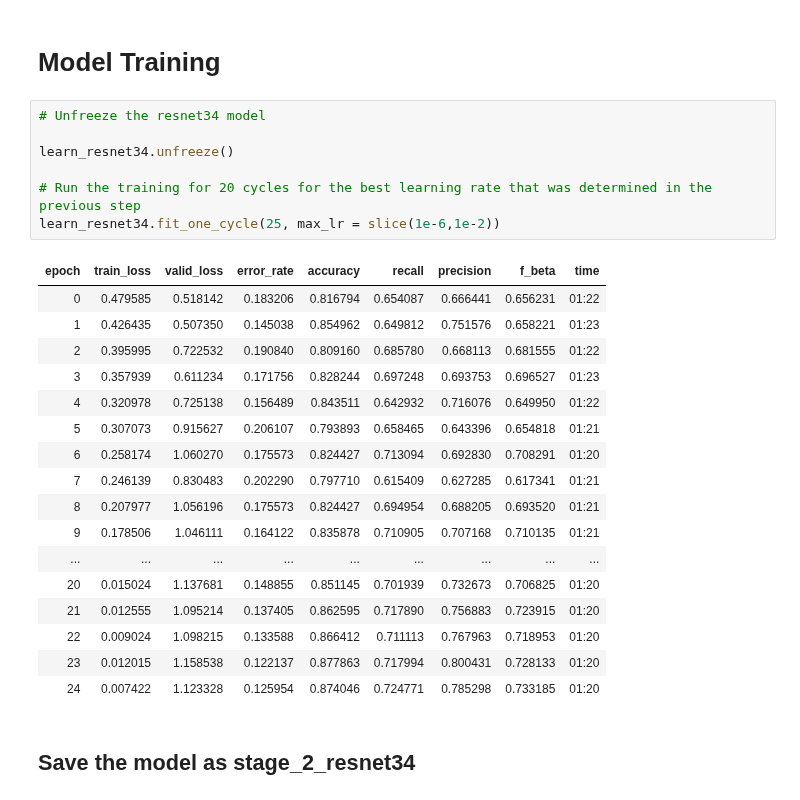
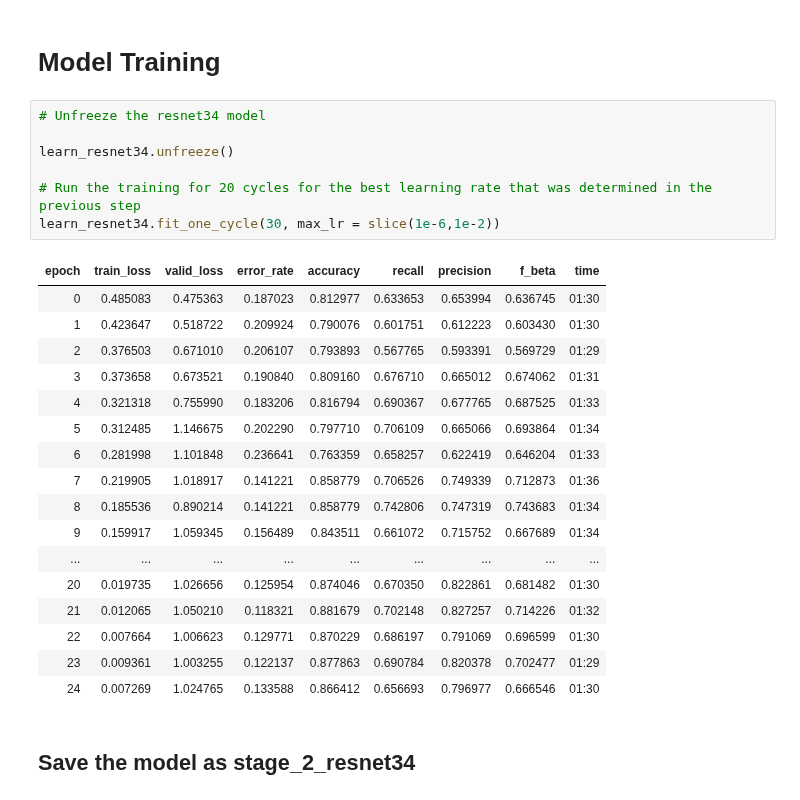
Before and after one commit to ravi-gopalan/DAND_Data_Wrangling, a Jupyter notebook: fastai_image_classifier.ipynb, the cells around one changed output. Cells and saved outputs as stored; diff of their text form.

```diff
--- a/fastai_image_classifier.ipynb
+++ b/fastai_image_classifier.ipynb
@@ -132,28 +133,28 @@ LR Finder is complete, type {learner_name}.recorder.plot() to see the graph.
 # %%
 # Unfreeze the resnet34 model
 
 learn_resnet34.unfreeze()
 
 # Run the training for 20 cycles for the best learning rate that was determined in the previous step
-learn_resnet34.fit_one_cycle(25, max_lr = slice(1e-6,1e-2))
+learn_resnet34.fit_one_cycle(30, max_lr = slice(1e-6,1e-2))
 # %% [output]
 | epoch | train_loss | valid_loss | error_rate | accuracy | recall | precision | f_beta | time |
-| 0 | 0.479585 | 0.518142 | 0.183206 | 0.816794 | 0.654087 | 0.666441 | 0.656231 | 01:22 |
-| 1 | 0.426435 | 0.507350 | 0.145038 | 0.854962 | 0.649812 | 0.751576 | 0.658221 | 01:23 |
-| 2 | 0.395995 | 0.722532 | 0.190840 | 0.809160 | 0.685780 | 0.668113 | 0.681555 | 01:22 |
-| 3 | 0.357939 | 0.611234 | 0.171756 | 0.828244 | 0.697248 | 0.693753 | 0.696527 | 01:23 |
-| 4 | 0.320978 | 0.725138 | 0.156489 | 0.843511 | 0.642932 | 0.716076 | 0.649950 | 01:22 |
-| 5 | 0.307073 | 0.915627 | 0.206107 | 0.793893 | 0.658465 | 0.643396 | 0.654818 | 01:21 |
-| 6 | 0.258174 | 1.060270 | 0.175573 | 0.824427 | 0.713094 | 0.692830 | 0.708291 | 01:20 |
-| 7 | 0.246139 | 0.830483 | 0.202290 | 0.797710 | 0.615409 | 0.627285 | 0.617341 | 01:21 |
-| 8 | 0.207977 | 1.056196 | 0.175573 | 0.824427 | 0.694954 | 0.688205 | 0.693520 | 01:21 |
-| 9 | 0.178506 | 1.046111 | 0.164122 | 0.835878 | 0.710905 | 0.707168 | 0.710135 | 01:21 |
+| 0 | 0.485083 | 0.475363 | 0.187023 | 0.812977 | 0.633653 | 0.653994 | 0.636745 | 01:30 |
+| 1 | 0.423647 | 0.518722 | 0.209924 | 0.790076 | 0.601751 | 0.612223 | 0.603430 | 01:30 |
+| 2 | 0.376503 | 0.671010 | 0.206107 | 0.793893 | 0.567765 | 0.593391 | 0.569729 | 01:29 |
+| 3 | 0.373658 | 0.673521 | 0.190840 | 0.809160 | 0.676710 | 0.665012 | 0.674062 | 01:31 |
+| 4 | 0.321318 | 0.755990 | 0.183206 | 0.816794 | 0.690367 | 0.677765 | 0.687525 | 01:33 |
+| 5 | 0.312485 | 1.146675 | 0.202290 | 0.797710 | 0.706109 | 0.665066 | 0.693864 | 01:34 |
+| 6 | 0.281998 | 1.101848 | 0.236641 | 0.763359 | 0.658257 | 0.622419 | 0.646204 | 01:33 |
+| 7 | 0.219905 | 1.018917 | 0.141221 | 0.858779 | 0.706526 | 0.749339 | 0.712873 | 01:36 |
+| 8 | 0.185536 | 0.890214 | 0.141221 | 0.858779 | 0.742806 | 0.747319 | 0.743683 | 01:34 |
+| 9 | 0.159917 | 1.059345 | 0.156489 | 0.843511 | 0.661072 | 0.715752 | 0.667689 | 01:34 |
 | ... | ... | ... | ... | ... | ... | ... | ... | ... |
-| 20 | 0.015024 | 1.137681 | 0.148855 | 0.851145 | 0.701939 | 0.732673 | 0.706825 | 01:20 |
-| 21 | 0.012555 | 1.095214 | 0.137405 | 0.862595 | 0.717890 | 0.756883 | 0.723915 | 01:20 |
-| 22 | 0.009024 | 1.098215 | 0.133588 | 0.866412 | 0.711113 | 0.767963 | 0.718953 | 01:20 |
-| 23 | 0.012015 | 1.158538 | 0.122137 | 0.877863 | 0.717994 | 0.800431 | 0.728133 | 01:20 |
-| 24 | 0.007422 | 1.123328 | 0.125954 | 0.874046 | 0.724771 | 0.785298 | 0.733185 | 01:20 |
+| 20 | 0.019735 | 1.026656 | 0.125954 | 0.874046 | 0.670350 | 0.822861 | 0.681482 | 01:30 |
+| 21 | 0.012065 | 1.050210 | 0.118321 | 0.881679 | 0.702148 | 0.827257 | 0.714226 | 01:32 |
+| 22 | 0.007664 | 1.006623 | 0.129771 | 0.870229 | 0.686197 | 0.791069 | 0.696599 | 01:30 |
+| 23 | 0.009361 | 1.003255 | 0.122137 | 0.877863 | 0.690784 | 0.820378 | 0.702477 | 01:29 |
+| 24 | 0.007269 | 1.024765 | 0.133588 | 0.866412 | 0.656693 | 0.796977 | 0.666546 | 01:30 |
 # %% [markdown]
 ## Save the model as stage_2_resnet34
 # %%
```
Also changed, not shown: parts of 5 cells of this notebook.
